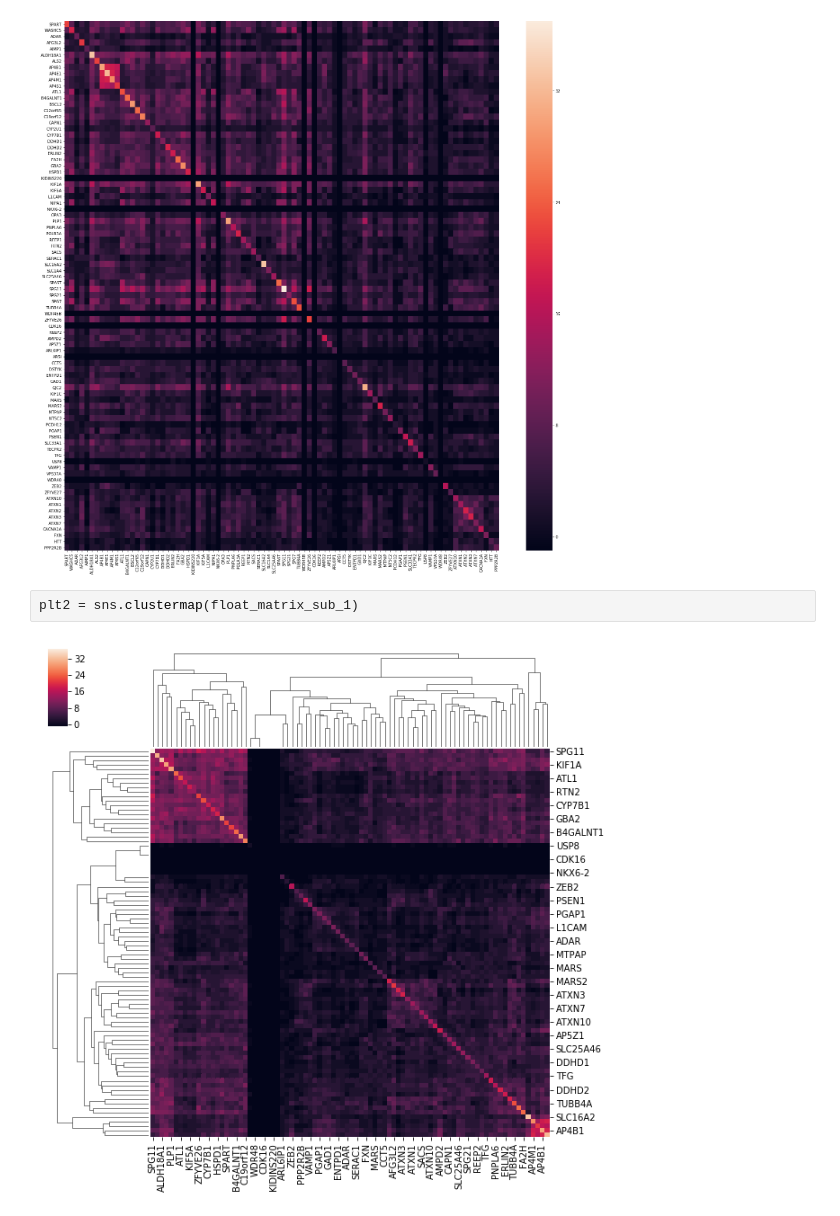
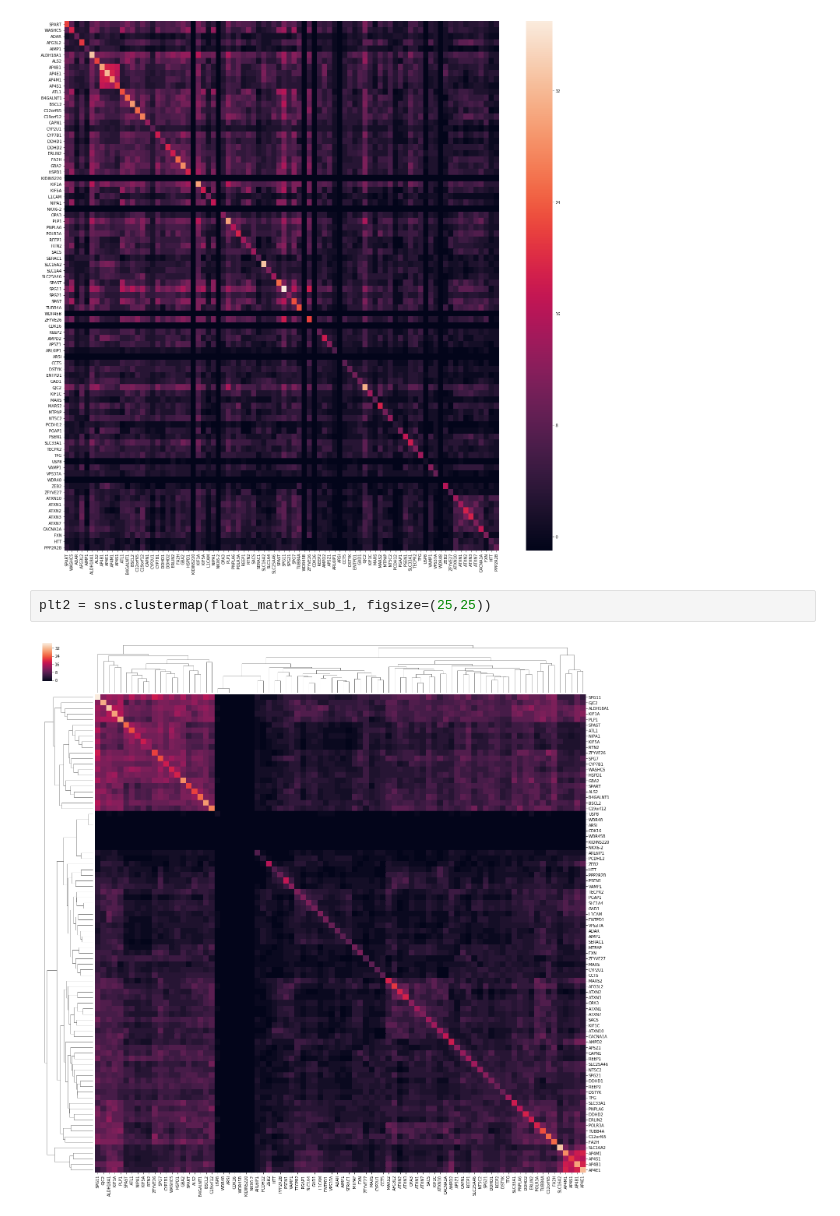
Before and after one commit to theocole/wsmm-groupwork, a Jupyter notebook: hpo_term_analysis.ipynb, the cells around one changed output. Cells and saved outputs as stored; diff of their text form.

```diff
--- a/hpo_term_analysis.ipynb
+++ b/hpo_term_analysis.ipynb
@@ -172,6 +172,6 @@ plt1 = sns.heatmap(float_matrix_sub_1)
 # %% [output]
 [figure]
 # %%
-plt2 = sns.clustermap(float_matrix_sub_1)
+plt2 = sns.clustermap(float_matrix_sub_1, figsize=(25,25))
 # %% [output]
-[figure, old version]
+[figure, new version]
```
Also changed, not shown: 3 other files.
